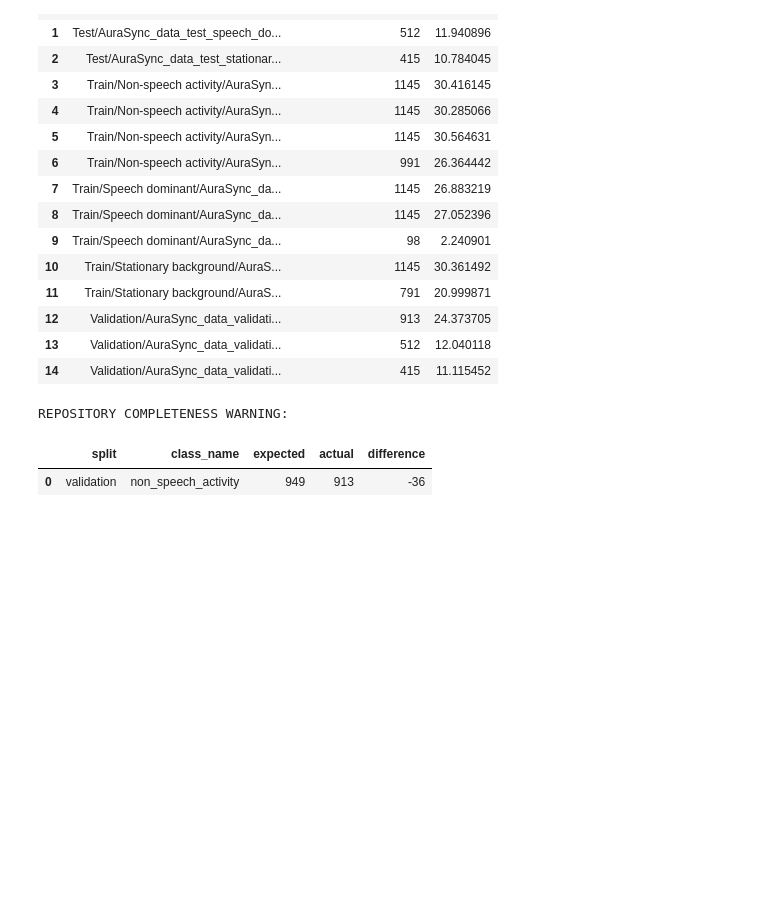
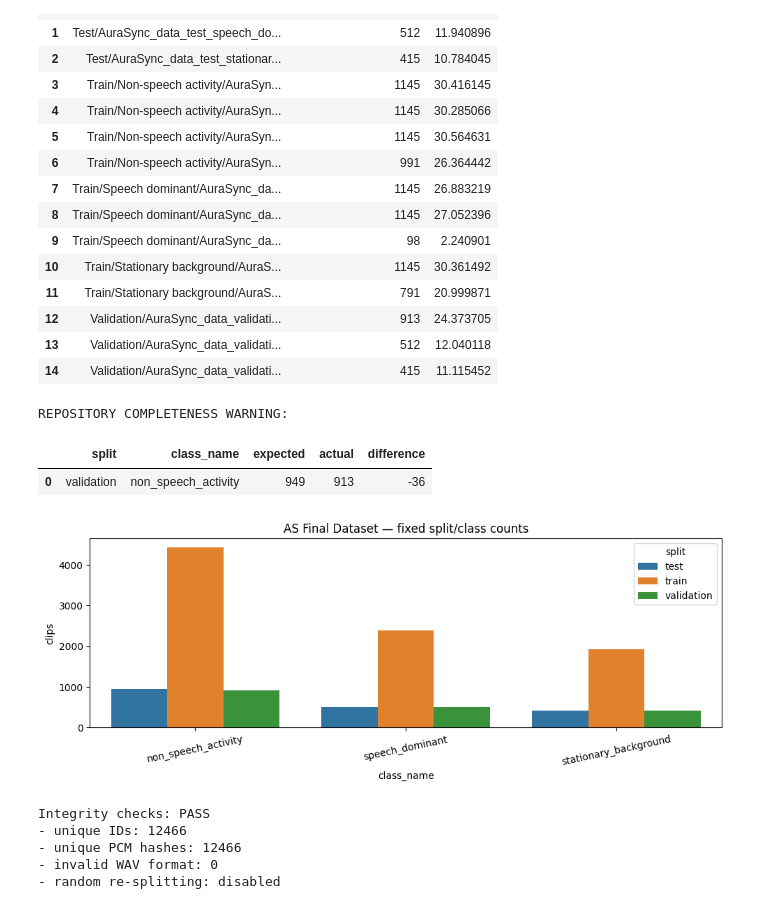
Before and after one commit to GhimirePlan/Project_AuraSync, a Jupyter notebook: AS_DL_Model/AuraSync_CNN_Training.ipynb, the cells around one changed output. Cells and saved outputs as stored; diff of their text form; code cells hidden in the pictures; blank space fills up the shorter version.

Commit message:
implemented dataset balance checks and visualization

```diff
--- a/AS_DL_Model/AuraSync_CNN_Training.ipynb
+++ b/AS_DL_Model/AuraSync_CNN_Training.ipynb
@@ -324,3 +324,26 @@ Extracted clips: 12466
 REPOSITORY COMPLETENESS WARNING:
 |  | split | class_name | expected | actual | difference |
 | 0 | validation | non_speech_activity | 949 | 913 | -36 |
+# %%
+# 5. Visual class balance audit. Fixed repository splits are preserved.
+plot_counts = manifest.groupby(['split', 'class_name']).size().reset_index(name='clips')
+plt.figure(figsize=(10, 4))
+sns.barplot(data=plot_counts, x='class_name', y='clips', hue='split')
+plt.title('AS Final Dataset — fixed split/class counts')
+plt.xticks(rotation=12)
+plt.tight_layout()
+plt.savefig(WORK_DIR / 'dataset_class_balance.png', dpi=160)
+plt.show()
+
+print('Integrity checks: PASS')
+print('- unique IDs:', manifest['final_id'].nunique())
+print('- unique PCM hashes:', manifest['pcm_sha256'].nunique())
+print('- invalid WAV format: 0')
+print('- random re-splitting: disabled')
+# %% [output]
+[figure, added]
+Integrity checks: PASS
+- unique IDs: 12466
+- unique PCM hashes: 12466
+- invalid WAV format: 0
+- random re-splitting: disabled
```
Also changed, not shown: 1 other file.
